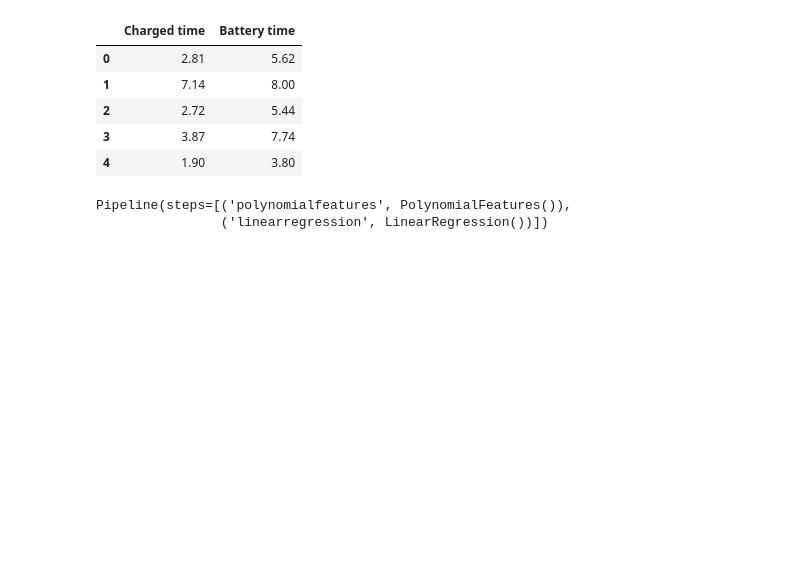
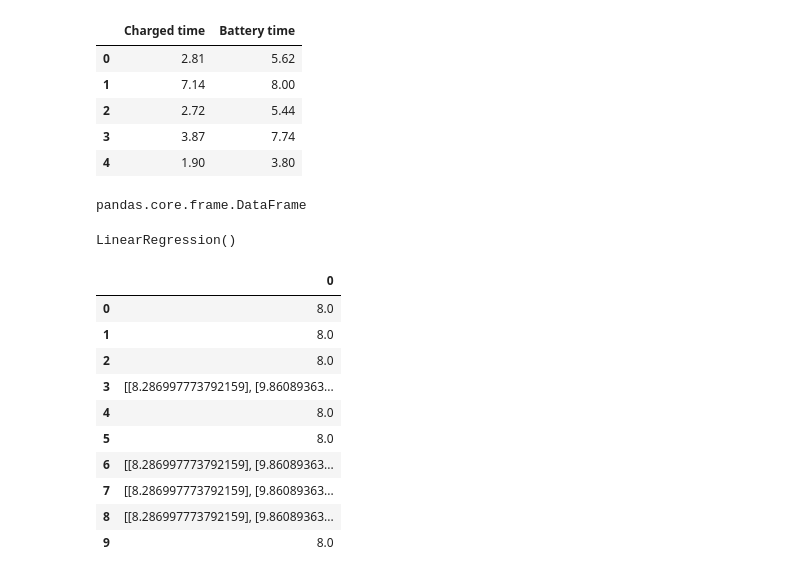
Before and after one commit to Finexeagle/HACKERRANK-AI-SOLUTIONS, a Jupyter notebook: Laptop_battery_life/main.ipynb, the cells around one changed output. Cells and saved outputs as stored; diff of their text form; code cells hidden in the pictures; blank space fills up the shorter version.

```diff
--- a/Laptop_battery_life/main.ipynb
+++ b/Laptop_battery_life/main.ipynb
@@ -46,23 +46,59 @@ df.head(5)
 # %%
 x = df[['Charged time']][:]
 y = df[['Battery time']][:]
+
+type(x)
+# %% [output]
+pandas.core.frame.DataFrame
 # %%
 from sklearn.model_selection import train_test_split
 
 x_train, x_test, y_train, y_test = train_test_split(x, y, train_size=0.7, random_state=42)
+# %%
+from sklearn.linear_model import LinearRegression
+
+model = LinearRegression()
+model.fit(x_train, y_train)
+# %% [output]
+LinearRegression()
 # %%
 
-from sklearn.pipeline import make_pipeline
-from sklearn.preprocessing import PolynomialFeatures
-from sklearn.linear_model import LinearRegression
+threshhold  = 4
 
-model = make_pipeline(PolynomialFeatures(degree=2), LinearRegression())
-model.fit(x_train, y_train)             # Fits the transformed data
+def get_predictions(input=None):
+
+    if type(input) == float:
+        if input < threshhold:
+            preds = model.predict(input)
+        else:
+            preds = 8.0
+        return preds
+
+    else:
+        preds_arr = []
+        for data in input['Charged time']:
+            if data < threshhold:
+                prd = model.predict(input)
+                preds_arr.append(prd)
+            else:
+                preds_arr.append(8.0)
+        return pd.DataFrame(preds_arr)
-# %% [output]
-Pipeline(steps=[('polynomialfeatures', PolynomialFeatures()),
-                ('linearregression', LinearRegression())])
 # %%
-y_pred = model.predict(x_train)   # Makes predictions
+y_pred = get_predictions(x_train)   # Makes predictions
+
+y_pred[:10]
+# %% [output]
+|  | 0 |
+| 0 | 8.0 |
+| 1 | 8.0 |
+| 2 | 8.0 |
+| 3 | [[8.286997773792159], [9.86089363... |
+| 4 | 8.0 |
+| 5 | 8.0 |
+| 6 | [[8.286997773792159], [9.86089363... |
+| 7 | [[8.286997773792159], [9.86089363... |
+| 8 | [[8.286997773792159], [9.86089363... |
+| 9 | 8.0 |
 # %%
 plt.figure(figsize=(10, 7))
 plt.xlabel("Charged Time")
```
Also changed, not shown: parts of 2 cells of this notebook.
